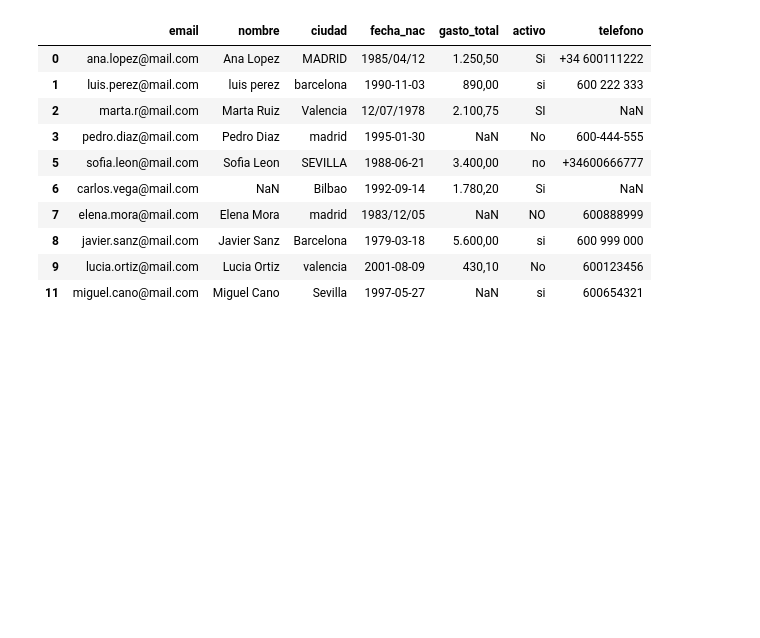
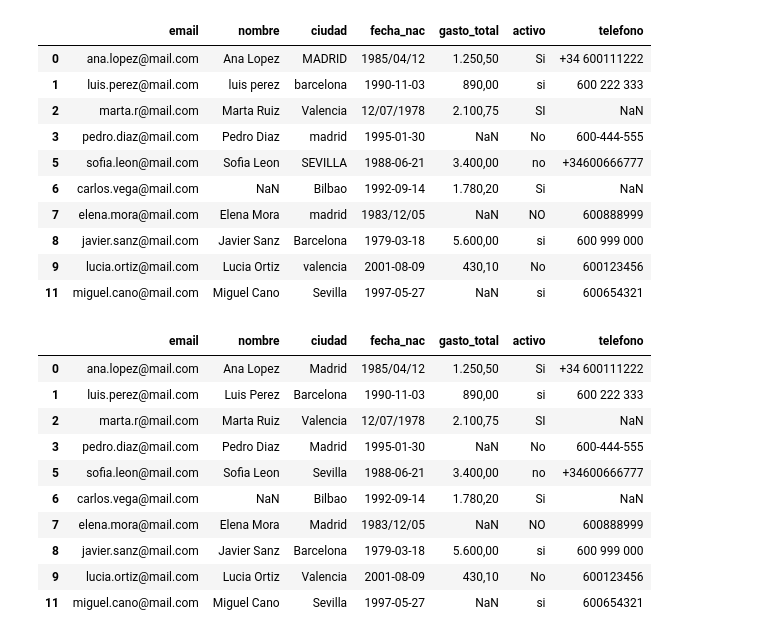
Before and after one commit to LuisVilla97Go/dataengineer-g1, a Jupyter notebook: fundamentos_pandas/notebooks/06_strings.ipynb, the cells around one changed output. Saved outputs shown, nothing was run; the diff lists cells and outputs as text; code cells hidden in the pictures; blank space fills up the shorter version.

```diff
--- a/fundamentos_pandas/notebooks/06_strings.ipynb
+++ b/fundamentos_pandas/notebooks/06_strings.ipynb
@@ -1,7 +1,7 @@
 # %%
 import pandas as pd
 
-df = pd.read_csv("../data/clientes_sucio.csv")
+df = pd.read_csv("../../data/clientes_sucio.csv")
 df.head(15)
 # %% [output]
 |  | email | nombre | ciudad | fecha_nac | gasto_total | activo | telefono |
@@ -74,3 +74,19 @@ clientes_sin_duplicados.head(10)
 | 8 | javier.sanz@mail.com | Javier Sanz | Barcelona | 1979-03-18 | 5.600,00 | si | 600 999 000 |
 | 9 | lucia.ortiz@mail.com | Lucia Ortiz | valencia | 2001-08-09 | 430,10 | No | 600123456 |
 | 11 | miguel.cano@mail.com | Miguel Cano | Sevilla | 1997-05-27 | NaN | si | 600654321 |
+# %%
+clientes_sin_duplicados["nombre"] = clientes_sin_duplicados["nombre"].str.title().str.strip()
+clientes_sin_duplicados["ciudad"] = clientes_sin_duplicados["ciudad"].str.title().str.strip()
+clientes_sin_duplicados.head(10)
+# %% [output]
+|  | email | nombre | ciudad | fecha_nac | gasto_total | activo | telefono |
+| 0 | ana.lopez@mail.com | Ana Lopez | Madrid | 1985/04/12 | 1.250,50 | Si | +34 600111222 |
+| 1 | luis.perez@mail.com | Luis Perez | Barcelona | 1990-11-03 | 890,00 | si | 600 222 333 |
+| 2 | marta.r@mail.com | Marta Ruiz | Valencia | 12/07/1978 | 2.100,75 | SI | NaN |
+| 3 | pedro.diaz@mail.com | Pedro Diaz | Madrid | 1995-01-30 | NaN | No | 600-444-555 |
+| 5 | sofia.leon@mail.com | Sofia Leon | Sevilla | 1988-06-21 | 3.400,00 | no | +34600666777 |
+| 6 | carlos.vega@mail.com | NaN | Bilbao | 1992-09-14 | 1.780,20 | Si | NaN |
+| 7 | elena.mora@mail.com | Elena Mora | Madrid | 1983/12/05 | NaN | NO | 600888999 |
+| 8 | javier.sanz@mail.com | Javier Sanz | Barcelona | 1979-03-18 | 5.600,00 | si | 600 999 000 |
+| 9 | lucia.ortiz@mail.com | Lucia Ortiz | Valencia | 2001-08-09 | 430,10 | No | 600123456 |
+| 11 | miguel.cano@mail.com | Miguel Cano | Sevilla | 1997-05-27 | NaN | si | 600654321 |
```
Also changed, not shown: parts of 14 cells of this notebook, 5 other files.
